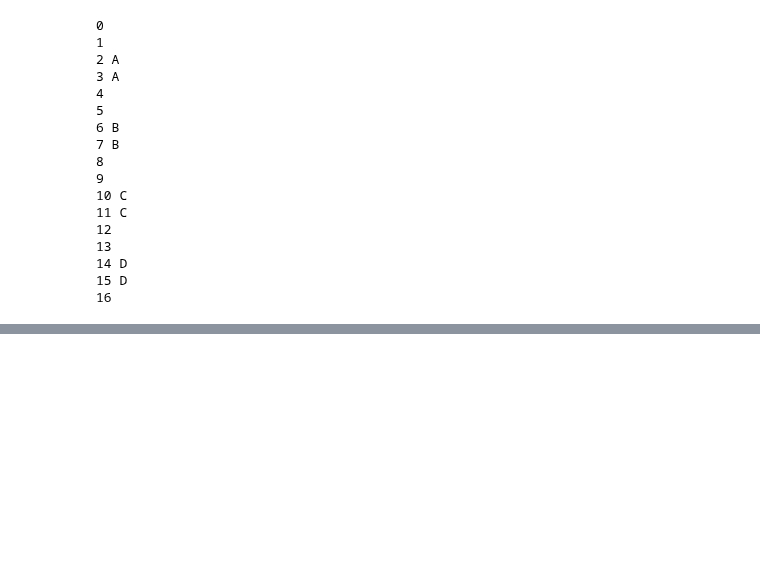
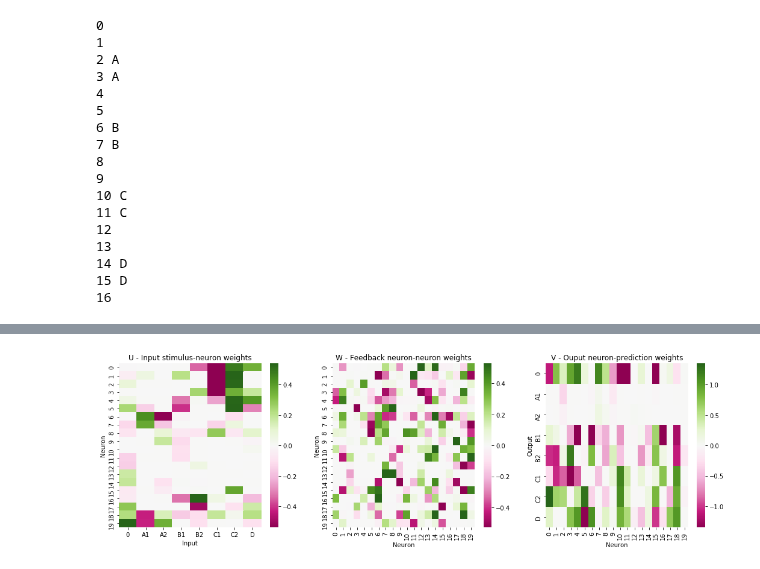
Before and after one commit to vdplasthijs/eavesdropping, a Jupyter notebook: bptt_sequence_coding.ipynb, the cells around one changed output, grey strips where cells are left out. Saved outputs shown, nothing was run; the diff lists cells and outputs as text; code cells hidden in the pictures; blank space fills up the shorter version.

```diff
--- a/bptt_sequence_coding.ipynb
+++ b/bptt_sequence_coding.ipynb
@@ -428,0 +439,7 @@ Text(0.5, 1.0, "Train time tau=0 (['0'])")
+# %%
+
+plt.rcParams['figure.figsize'] = (18, 5)
+w_order = pr.opt_leaf(w_mat=rnn.lin_input, dim=0)
+_ = pr.plot_all_UWV(rnn_model=rnn, freq_labels=freq_labels, weight_order=w_order)
+# %% [output]
+[figure, added]
```
Also changed, not shown: parts of 10 cells of this notebook, 2 other files.
